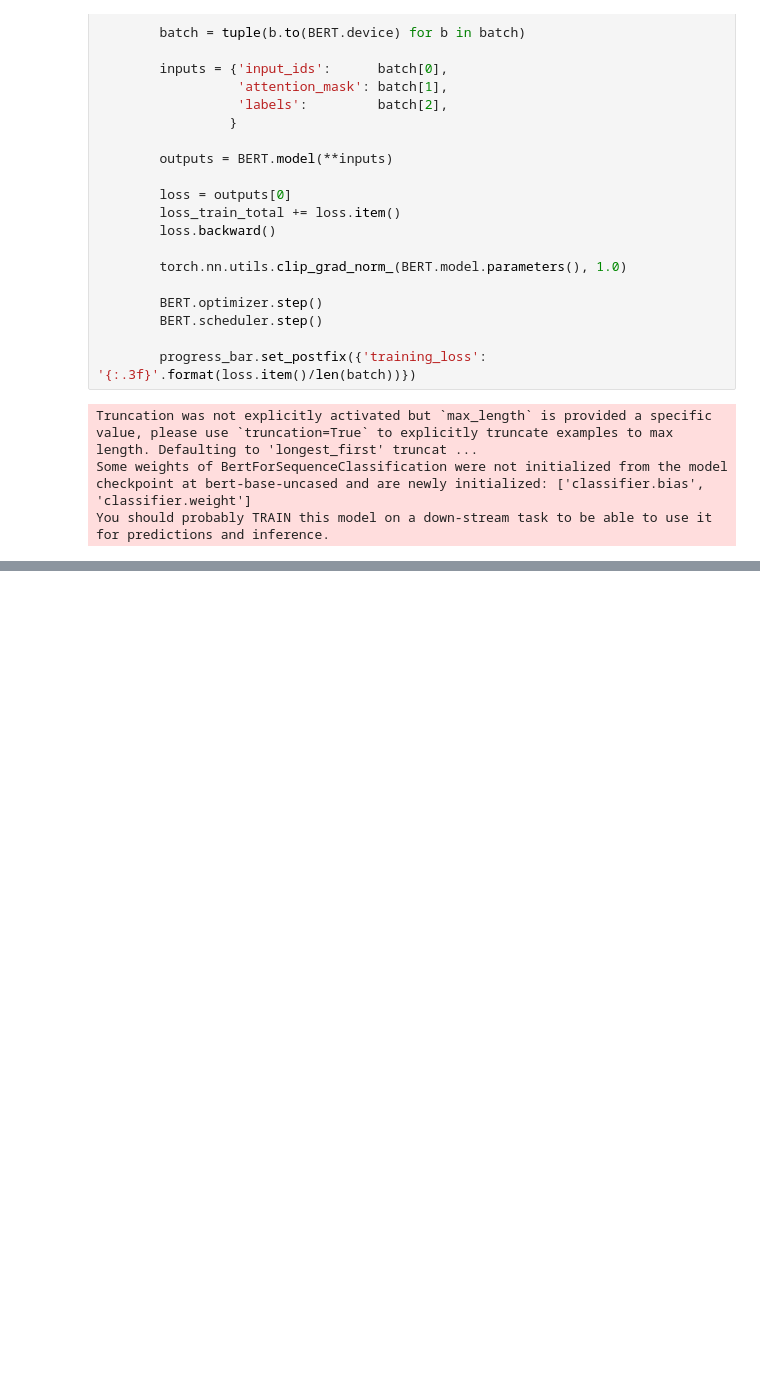
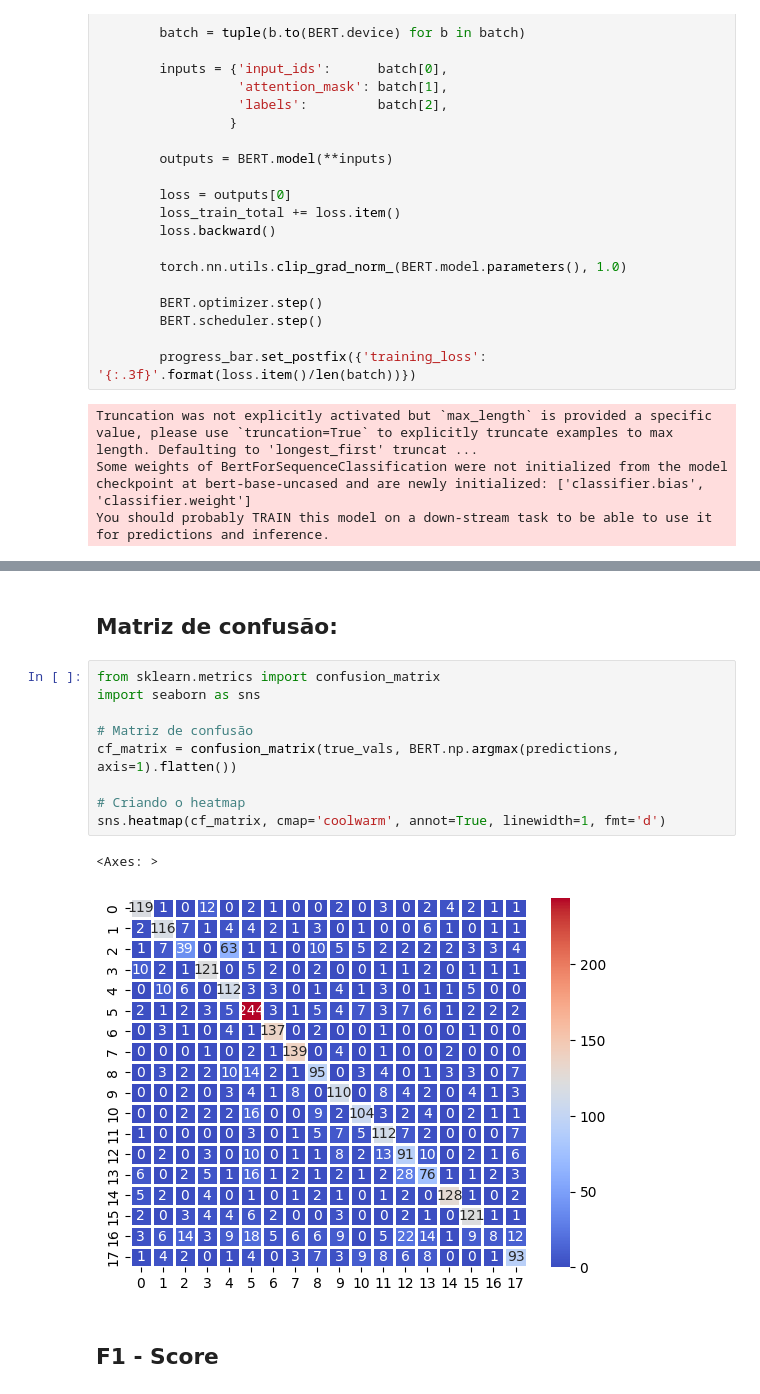
Before and after one commit to TheMasterGame0/Project-NLP, a Jupyter notebook: Atividade_4/Notebook.ipynb, the cells around one changed output, grey strips where cells are left out. Cells and saved outputs as stored; diff of their text form; blank space fills up the shorter version.

```diff
--- a/Atividade_4/Notebook.ipynb
+++ b/Atividade_4/Notebook.ipynb
@@ -85,0 +90,16 @@ Accuracy: 0/150
+# %% [markdown]
+## Matriz de confusão:
+# %%
+from sklearn.metrics import confusion_matrix
+import seaborn as sns
+
+# Matriz de confusão
+cf_matrix = confusion_matrix(true_vals, BERT.np.argmax(predictions, axis=1).flatten())
+
+# Criando o heatmap
+sns.heatmap(cf_matrix, cmap='coolwarm', annot=True, linewidth=1, fmt='d')
+# %% [output]
+<Axes: >
+[figure, added]
+# %% [markdown]
+## F1 - Score
```
Also changed, not shown: parts of 5 cells of this notebook, 3 other files.
